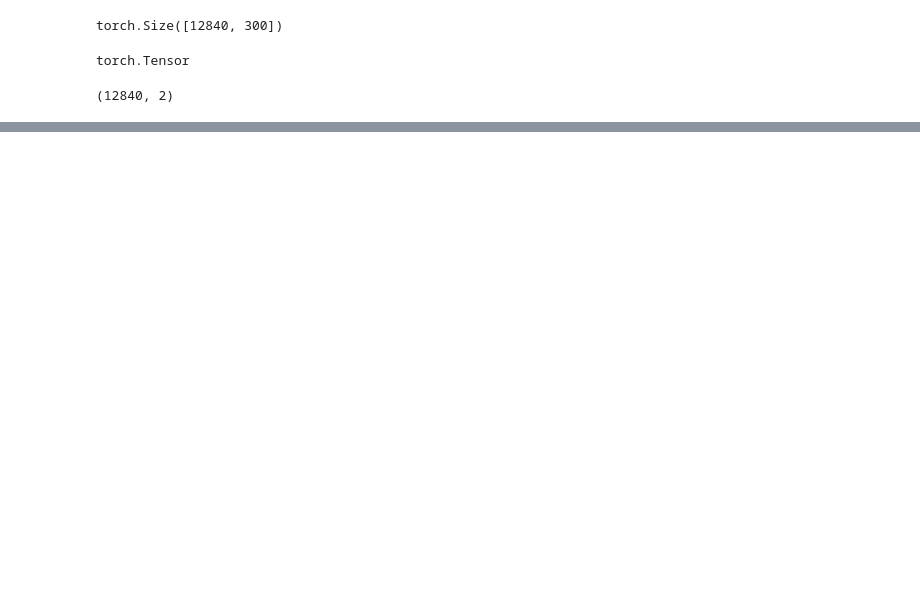
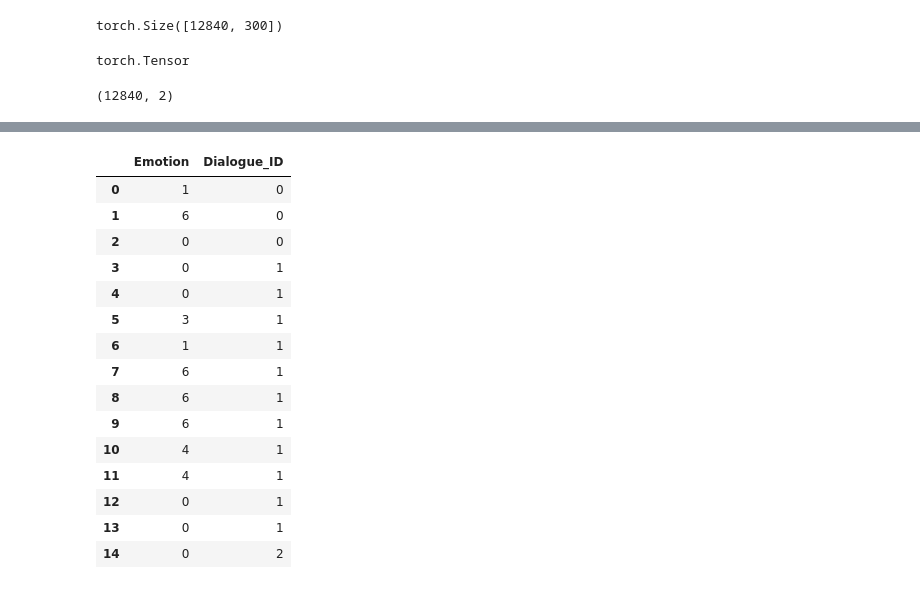
Before and after one commit to jonnneehh/ER_GAT, a Jupyter notebook: context_encoder.ipynb, the cells around one changed output, grey strips where cells are left out. Drawn from its saved outputs; the diff is of its cells as text; code cells hidden in the pictures; blank space fills up the shorter version.

```diff
--- a/context_encoder.ipynb
+++ b/context_encoder.ipynb
@@ -711,0 +825,6 @@ torch.save(flattened_representation, 'data/train_test_data/x_train_contextencode
+# %%
+y_test["Emotion"] = y_test["Emotion"].apply(lambda x: encode_labels(label_encoder, x))
+
+print("Label Encoder Mapping (Emotion -> Encoded Label):")
+for label, encoded_label in label_encoder.items():
+    print(f"{label}: {encoded_label}")
@@ -711,0 +840,19 @@ torch.save(flattened_representation, 'data/train_test_data/x_train_contextencode
+# %%
+y_test[:15]
+# %% [output]
+|  | Emotion | Dialogue_ID |
+| 0 | 1 | 0 |
+| 1 | 6 | 0 |
+| 2 | 0 | 0 |
+| 3 | 0 | 1 |
+| 4 | 0 | 1 |
+| 5 | 3 | 1 |
+| 6 | 1 | 1 |
+| 7 | 6 | 1 |
+| 8 | 6 | 1 |
+| 9 | 6 | 1 |
+| 10 | 4 | 1 |
+| 11 | 4 | 1 |
+| 12 | 0 | 1 |
+| 13 | 0 | 1 |
+| 14 | 0 | 2 |
```
Also changed, not shown: parts of 30 cells of this notebook, 1 other file.
